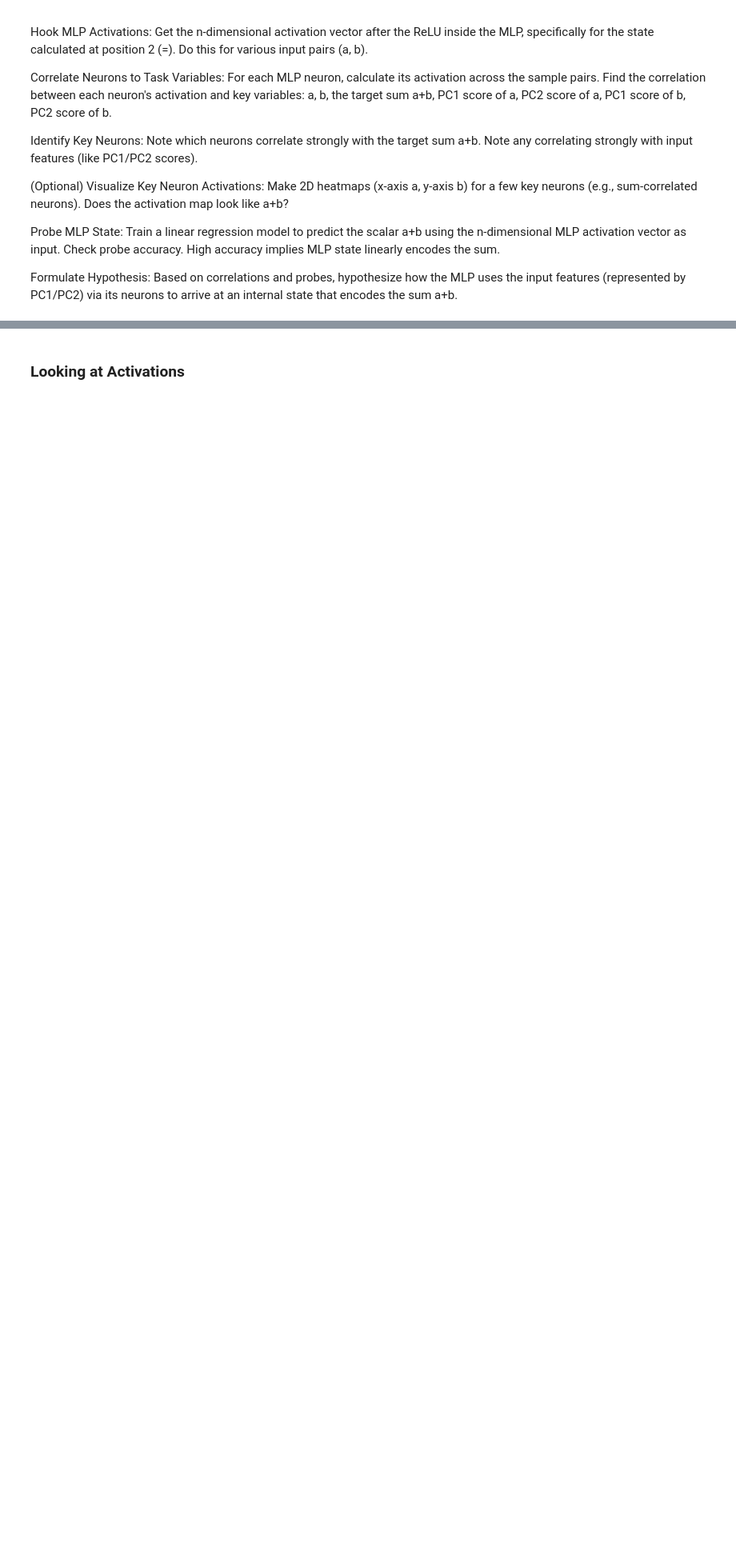
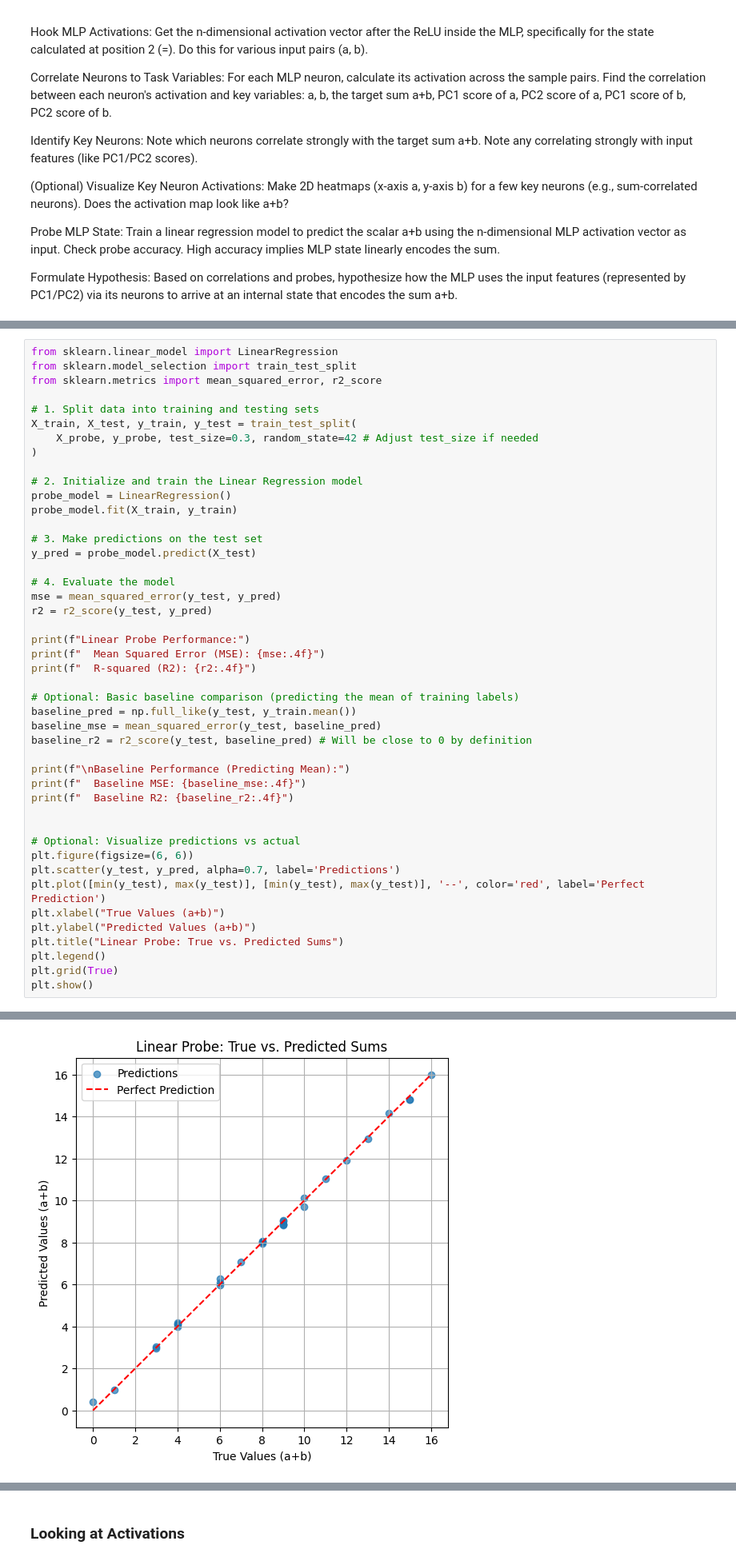
Before and after one commit to FranciscoHS/ai-safety-project-2025, a Jupyter notebook: grokking_fibonacci.ipynb, the cells around one changed output, grey strips where cells are left out. Shown at 80% size. Drawn from its saved outputs; the diff is of its cells as text; blank space fills up the shorter version.

Commit message:
More progress on understanding what the model is doing when learning the sum. I have observed some interesting patterns, but no conclusions yet

```diff
--- a/grokking_fibonacci.ipynb
+++ b/grokking_fibonacci.ipynb
@@ -503,0 +684,46 @@ Formulate Hypothesis: Based on correlations and probes, hypothesize how the MLP
+# %%
+from sklearn.linear_model import LinearRegression
+from sklearn.model_selection import train_test_split
+from sklearn.metrics import mean_squared_error, r2_score
+
+# 1. Split data into training and testing sets
+X_train, X_test, y_train, y_test = train_test_split(
+    X_probe, y_probe, test_size=0.3, random_state=42 # Adjust test_size if needed
+)
+
+# 2. Initialize and train the Linear Regression model
+probe_model = LinearRegression()
+probe_model.fit(X_train, y_train)
+
+# 3. Make predictions on the test set
+y_pred = probe_model.predict(X_test)
+
+# 4. Evaluate the model
+mse = mean_squared_error(y_test, y_pred)
+r2 = r2_score(y_test, y_pred)
+
+print(f"Linear Probe Performance:")
+print(f"  Mean Squared Error (MSE): {mse:.4f}")
+print(f"  R-squared (R2): {r2:.4f}")
+
+# Optional: Basic baseline comparison (predicting the mean of training labels)
+baseline_pred = np.full_like(y_test, y_train.mean())
+baseline_mse = mean_squared_error(y_test, baseline_pred)
+baseline_r2 = r2_score(y_test, baseline_pred) # Will be close to 0 by definition
+
+print(f"\nBaseline Performance (Predicting Mean):")
+print(f"  Baseline MSE: {baseline_mse:.4f}")
+print(f"  Baseline R2: {baseline_r2:.4f}")
+
+
+# Optional: Visualize predictions vs actual
+plt.figure(figsize=(6, 6))
+plt.scatter(y_test, y_pred, alpha=0.7, label='Predictions')
+plt.plot([min(y_test), max(y_test)], [min(y_test), max(y_test)], '--', color='red', label='Perfect Prediction')
+plt.xlabel("True Values (a+b)")
+plt.ylabel("Predicted Values (a+b)")
+plt.title("Linear Probe: True vs. Predicted Sums")
+plt.legend()
+plt.grid(True)
+plt.show()
+# %% [output]
@@ -503,0 +737 @@ Formulate Hypothesis: Based on correlations and probes, hypothesize how the MLP
+[figure, added]
```
Also changed, not shown: parts of 34 cells of this notebook.
